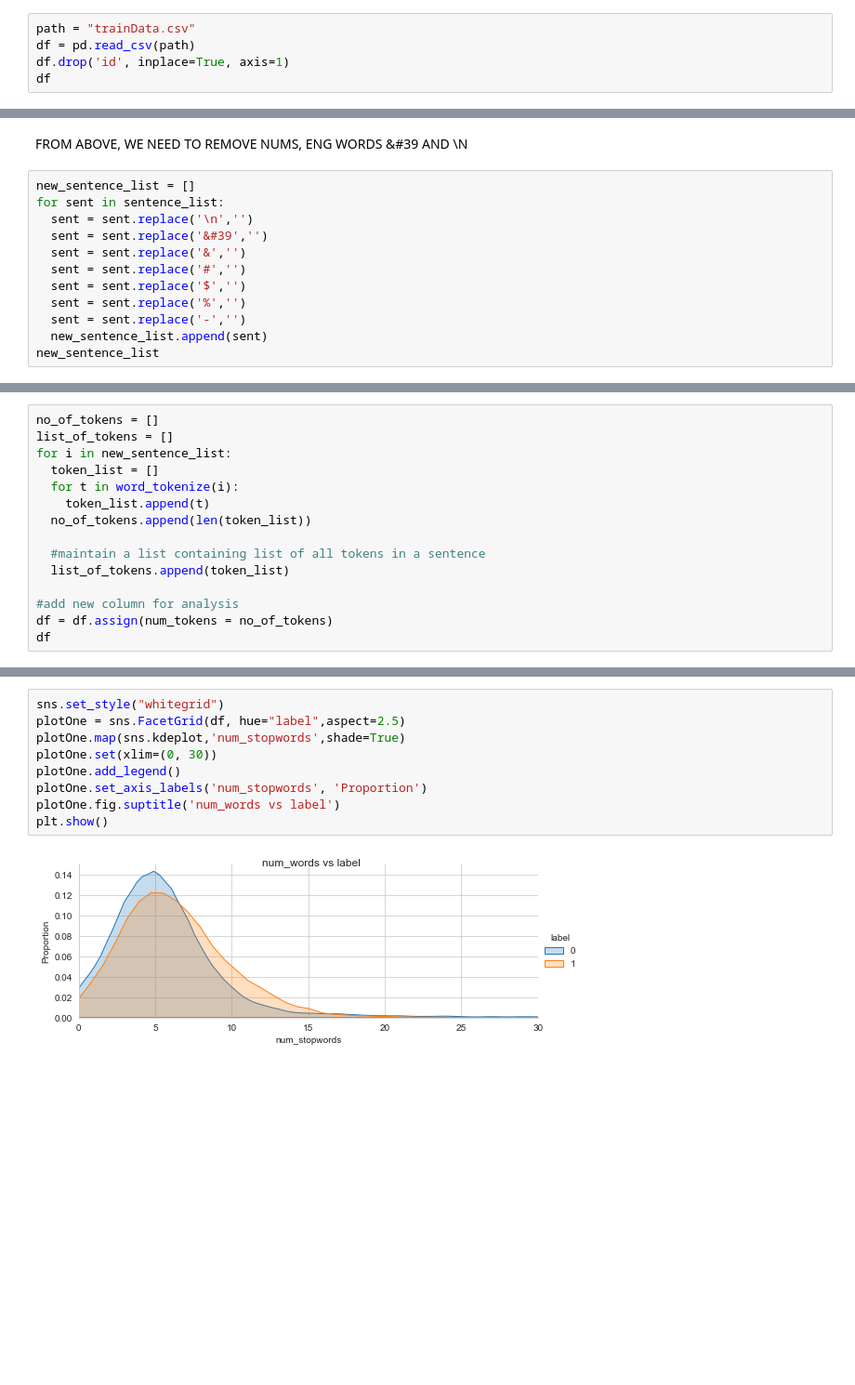
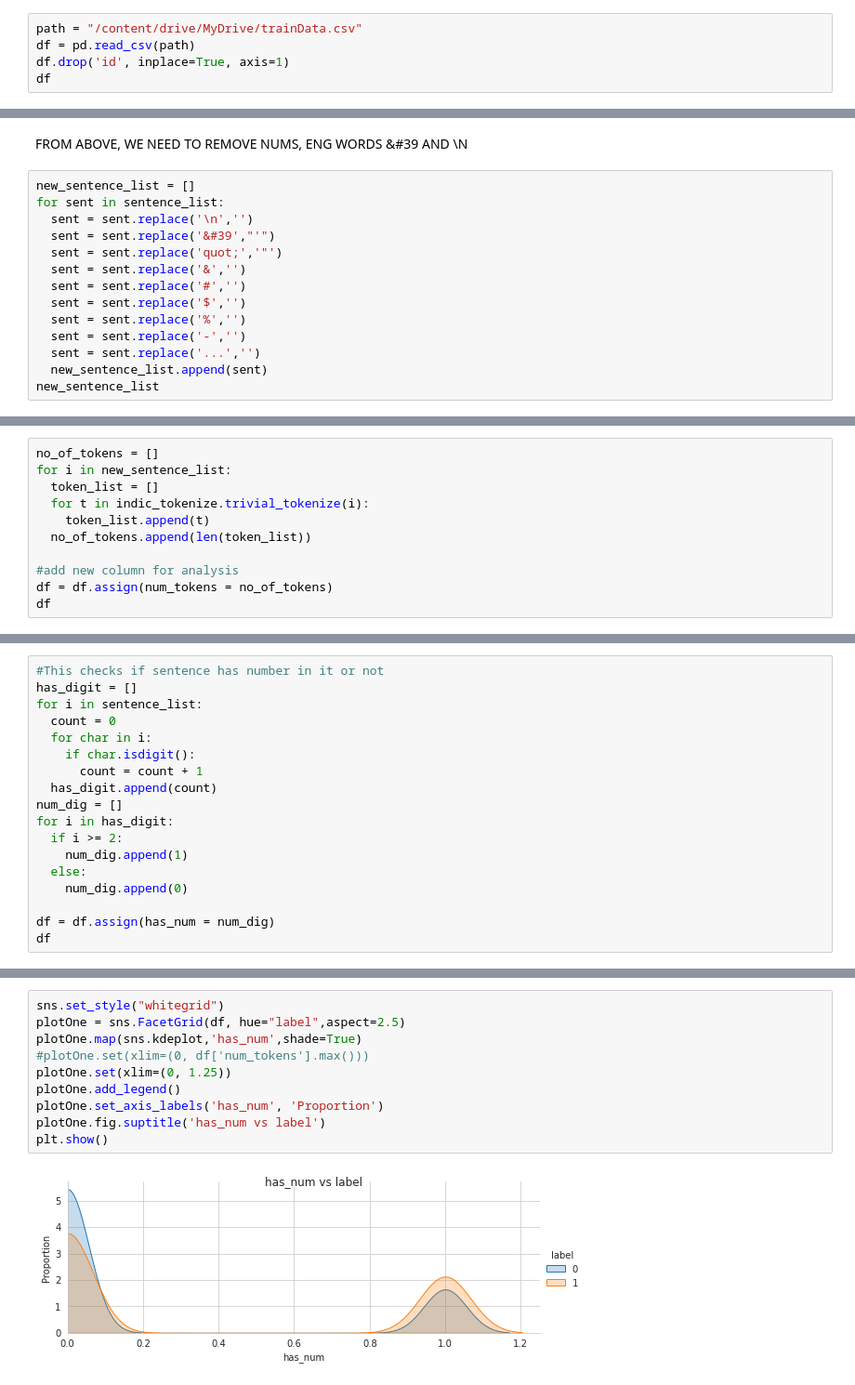
Before and after one commit to esh04/Clickbait-Identification, a Jupyter notebook: Clickbait.ipynb, the cells around one changed output, grey strips where cells are left out. Shown: that part at 93% size. Drawn from its saved outputs; the diff is of its cells as text; blank space fills up the shorter version.

```diff
--- a/Clickbait.ipynb
+++ b/Clickbait.ipynb
@@ -8,7 +12,7 @@ import matplotlib.pyplot as plt
 import seaborn as sns
 import itertools
 # %%
-path = "trainData.csv"
+path = "/content/drive/MyDrive/trainData.csv"
 df = pd.read_csv(path)
 df.drop('id', inplace=True, axis=1)
 df
@@ -53,12 +57,14 @@ FROM ABOVE, WE NEED TO REMOVE NUMS, ENG WORDS &#39 AND \N
 new_sentence_list = []
 for sent in sentence_list:
   sent = sent.replace('\n','')
-  sent = sent.replace('&#39','')
+  sent = sent.replace('&#39',"'")
+  sent = sent.replace('quot;','"')
   sent = sent.replace('&','')
   sent = sent.replace('#','')
   sent = sent.replace('$','')
   sent = sent.replace('%','')
   sent = sent.replace('-','')
+  sent = sent.replace('...','')
   new_sentence_list.append(sent)
 new_sentence_list
 # %% [output]
@@ -120,14 +146,10 @@ from nltk.tokenize import sent_tokenize, word_tokenize
 # %%
 no_of_tokens = []
-list_of_tokens = []
 for i in new_sentence_list:
   token_list = []
-  for t in word_tokenize(i):
+  for t in indic_tokenize.trivial_tokenize(i):
     token_list.append(t)
   no_of_tokens.append(len(token_list))
-
-  #maintain a list containing list of all tokens in a sentence
-  list_of_tokens.append(token_list)
 
 #add new column for analysis
 df = df.assign(num_tokens = no_of_tokens)
@@ -230,0 +240,18 @@ df
+# %%
+#This checks if sentence has number in it or not
+has_digit = []
+for i in sentence_list:
+  count = 0
+  for char in i:
+    if char.isdigit():
+      count = count + 1
+  has_digit.append(count)
+num_dig = []
+for i in has_digit:
+  if i >= 2:
+    num_dig.append(1)
+  else:
+    num_dig.append(0)
+
+df = df.assign(has_num = num_dig)
+df
@@ -231,14 +272,15 @@ df
 # %%
 sns.set_style("whitegrid")
 plotOne = sns.FacetGrid(df, hue="label",aspect=2.5)
-plotOne.map(sns.kdeplot,'num_stopwords',shade=True)
-plotOne.set(xlim=(0, 30))
+plotOne.map(sns.kdeplot,'has_num',shade=True)
+#plotOne.set(xlim=(0, df['num_tokens'].max()))
+plotOne.set(xlim=(0, 1.25))
 plotOne.add_legend()
-plotOne.set_axis_labels('num_stopwords', 'Proportion')
-plotOne.fig.suptitle('num_words vs label')
+plotOne.set_axis_labels('has_num', 'Proportion')
+plotOne.fig.suptitle('has_num vs label')
 plt.show()
 # %% [output]
-[figure, old version]
+[figure, new version]
 # %%
 #JUST FOR REFERENCE
 sns.set_style("whitegrid")
```
Also changed, not shown: parts of 13 cells of this notebook.
